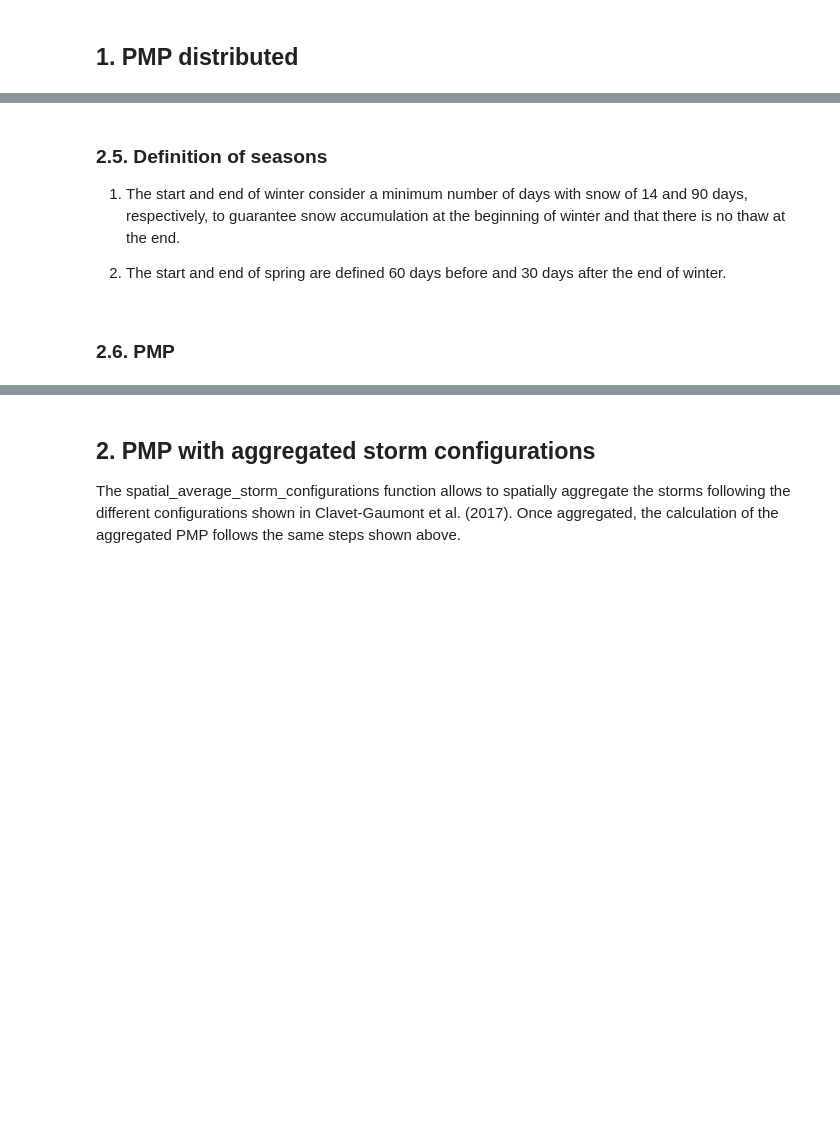
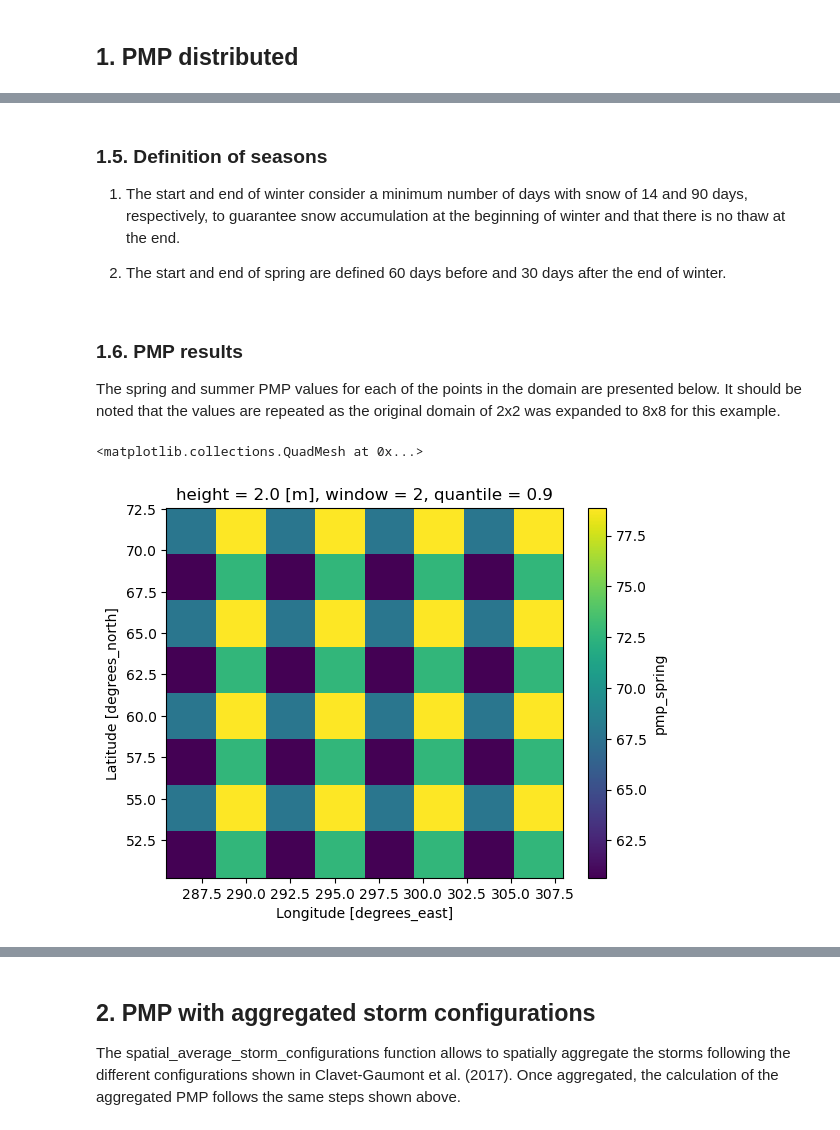
Before and after one commit to hydrologie/xhydro, a Jupyter notebook: docs/notebooks/pmp.ipynb, the cells around one changed output, grey strips where cells are left out. Cells and saved outputs as stored; diff of their text form; code cells hidden in the pictures; blank space fills up the shorter version.

```diff
--- a/docs/notebooks/pmp.ipynb
+++ b/docs/notebooks/pmp.ipynb
@@ -126,7 +128,7 @@ pw100 = pmp.precipitable_water_100y(
 r = pw100 / pw_events
 pmax = r * pe
 # %% [markdown]
-### 2.5. Definition of seasons
+### 1.5. Definition of seasons
 
 1) The start and end of winter consider a minimum number of days with snow of 14 and 90 days, respectively, to guarantee snow accumulation at the beginning of winter and that there is no thaw at the end.
 
@@ -144,8 +146,15 @@ mask = pmp.compute_spring_and_summer_mask(
 
 pmax_spring = (pmax * mask.mask_spring).rename("pmp_spring")
 pmax_summer = (pmax * mask.mask_summer).rename("pmp_summer")
-# %% [markdown]
-### 2.6. PMP
+# %% [markdown]
+### 1.6. PMP results
+
+The spring and summer PMP values for each of the points in the domain are presented below. It should be noted that the values are repeated as the original domain of 2x2 was expanded to 8x8 for this example.
 # %%
 pmp_spring = pmax_spring.max("time")
 pmp_summer = pmax_summer.max("time")
+# %%
+pmp_spring.sel(window=2).plot()
+# %% [output]
+<matplotlib.collections.QuadMesh at 0x...>
+[figure, added]
```
Also changed, not shown: parts of 17 cells of this notebook, 1 other file.
